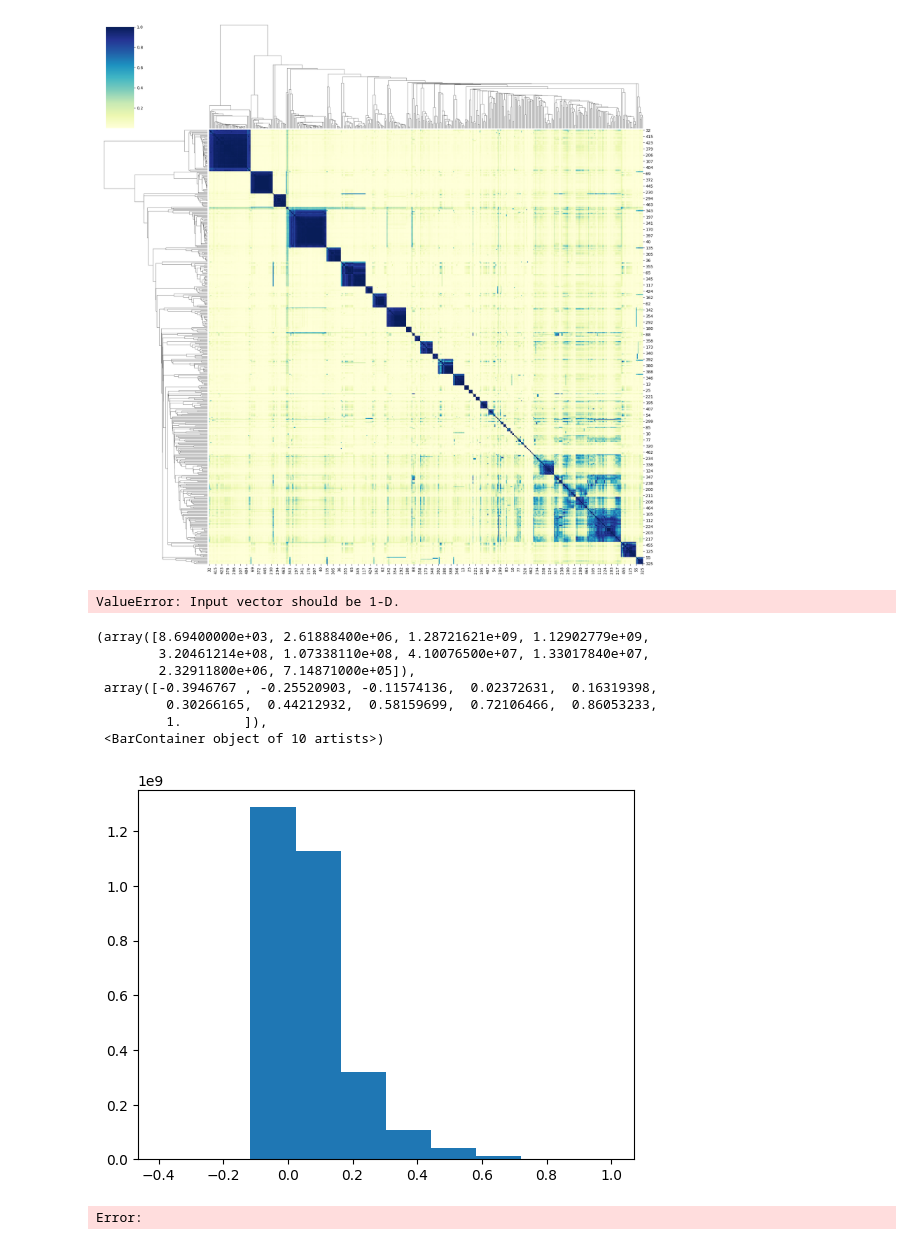
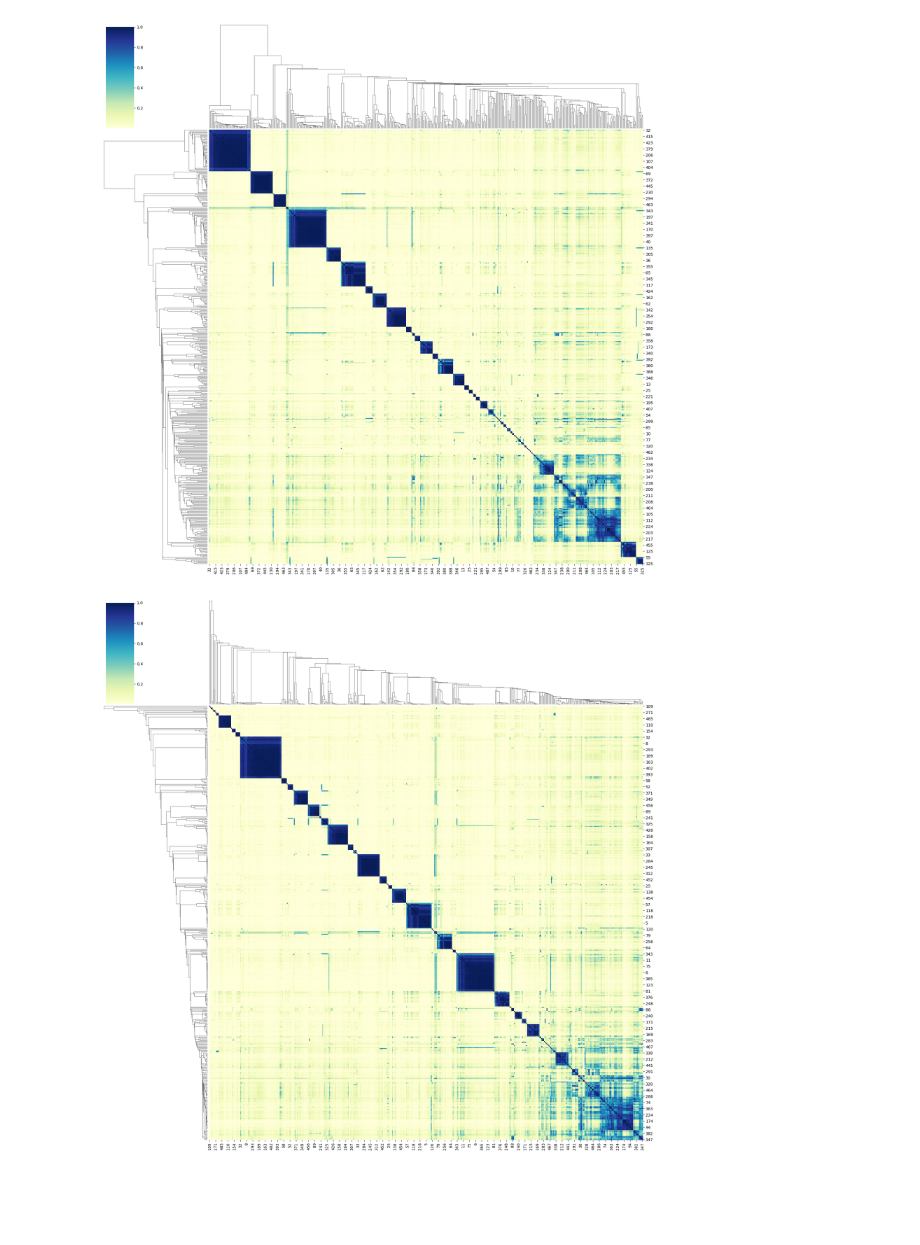
Before and after one commit to Syrinechen/Myeloma-project-draft, a Jupyter notebook: correlations.ipynb, the cells around one changed output. Saved outputs shown, nothing was run; the diff lists cells and outputs as text; code cells hidden in the pictures; blank space fills up the shorter version.

```diff
--- a/correlations.ipynb
+++ b/correlations.ipynb
@@ -39,28 +38,13 @@ cl.savefig('CorrelationClusteringFull.pdf')
 # %%
 from scipy.spatial import distance
 from scipy.cluster import hierarchy
 
-# Mesure de dissimilarité
-Dissim_Data= np.sqrt((1 - np.abs(CorrPatients))**2)
-# correlation en array
-correlations_array = np.asarray(CorrPatients)
 row_linkage = hierarchy.linkage(
-    distance.cosine(X,X), method='single')
+    distance.pdist(CorrPatients,metric='cosine'), method='single')
 col_linkage = hierarchy.linkage(
-    distance.cosine(X,X), method='single')
-cl=sns.clustermap(X, row_linkage=row_linkage, col_linkage=col_linkage, method="single",figsize=(20, 20), cmap="YlGnBu")
-cl.savefig('CorrelationClusteringFull.pdf')
+    distance.pdist(CorrPatients.T,metric='cosine'), method='single')
+
+cl=sns.clustermap(CorrPatients, row_linkage=row_linkage,col_linkage=col_linkage,figsize=(20, 20), cmap="YlGnBu")
+cl.savefig('CorrelationClusteringCosine.pdf')
 # %% [output]
-ValueError: Input vector should be 1-D.
+[figure, added]
-# %%
-y=plt.hist(CorrGenes.ravel())
-# %% [output]
-(array([8.69400000e+03, 2.61888400e+06, 1.28721621e+09, 1.12902779e+09,
-        3.20461214e+08, 1.07338110e+08, 4.10076500e+07, 1.33017840e+07,
-        2.32911800e+06, 7.14871000e+05]),
- array([-0.3946767 , -0.25520903, -0.11574136,  0.02372631,  0.16319398,
-         0.30266165,  0.44212932,  0.58159699,  0.72106466,  0.86053233,
-         1.        ]),
- <BarContainer object of 10 artists>)
-[figure, removed]
-Error:
```
Also changed, not shown: parts of 8 cells of this notebook, 1 other file.
